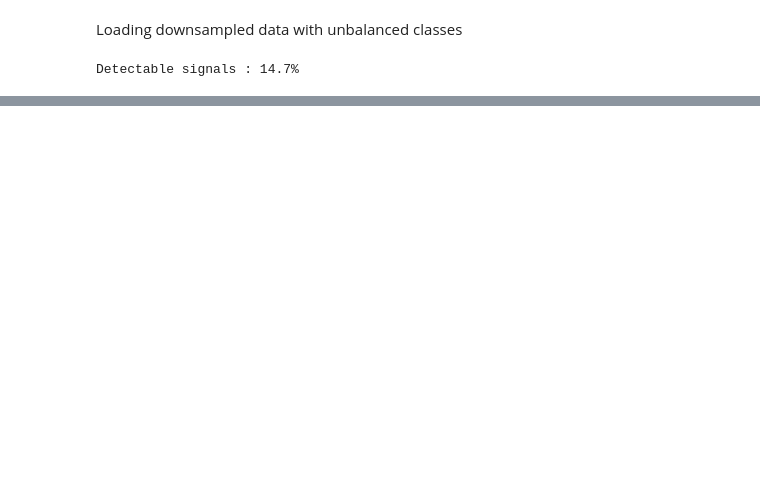
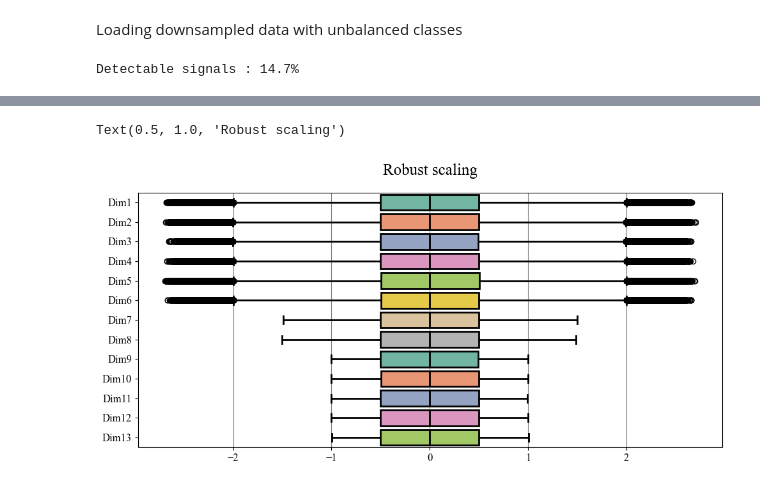
Before and after one commit to Richardforphys/AstroStatistics, a Jupyter notebook: Notebooks/Exam/LIGO/LIGO_NN.ipynb, the cells around one changed output, grey strips where cells are left out. Cells and saved outputs as stored; diff of their text form; code cells hidden in the pictures; blank space fills up the shorter version.

```diff
--- a/Notebooks/Exam/LIGO/LIGO_NN.ipynb
+++ b/Notebooks/Exam/LIGO/LIGO_NN.ipynb
@@ -28,0 +33,2 @@ ERROR: No matching distribution found for tensorflow
+# %%
+S = RobustScaler().fit_transform(data)
@@ -28,0 +37,9 @@ ERROR: No matching distribution found for tensorflow
+# %%
+df = pd.DataFrame(S, columns=[f'Dim{i}' for i in range(1, 14)])
+
+# Plot distributions
+sns.boxplot(data=df, orient="h", palette="Set2", linecolor='k', linewidth=2)
+plt.title("Robust scaling")
+# %% [output]
+Text(0.5, 1.0, 'Robust scaling')
+[figure, added]
```
Also changed, not shown: parts of 31 cells of this notebook, 11 other files.
